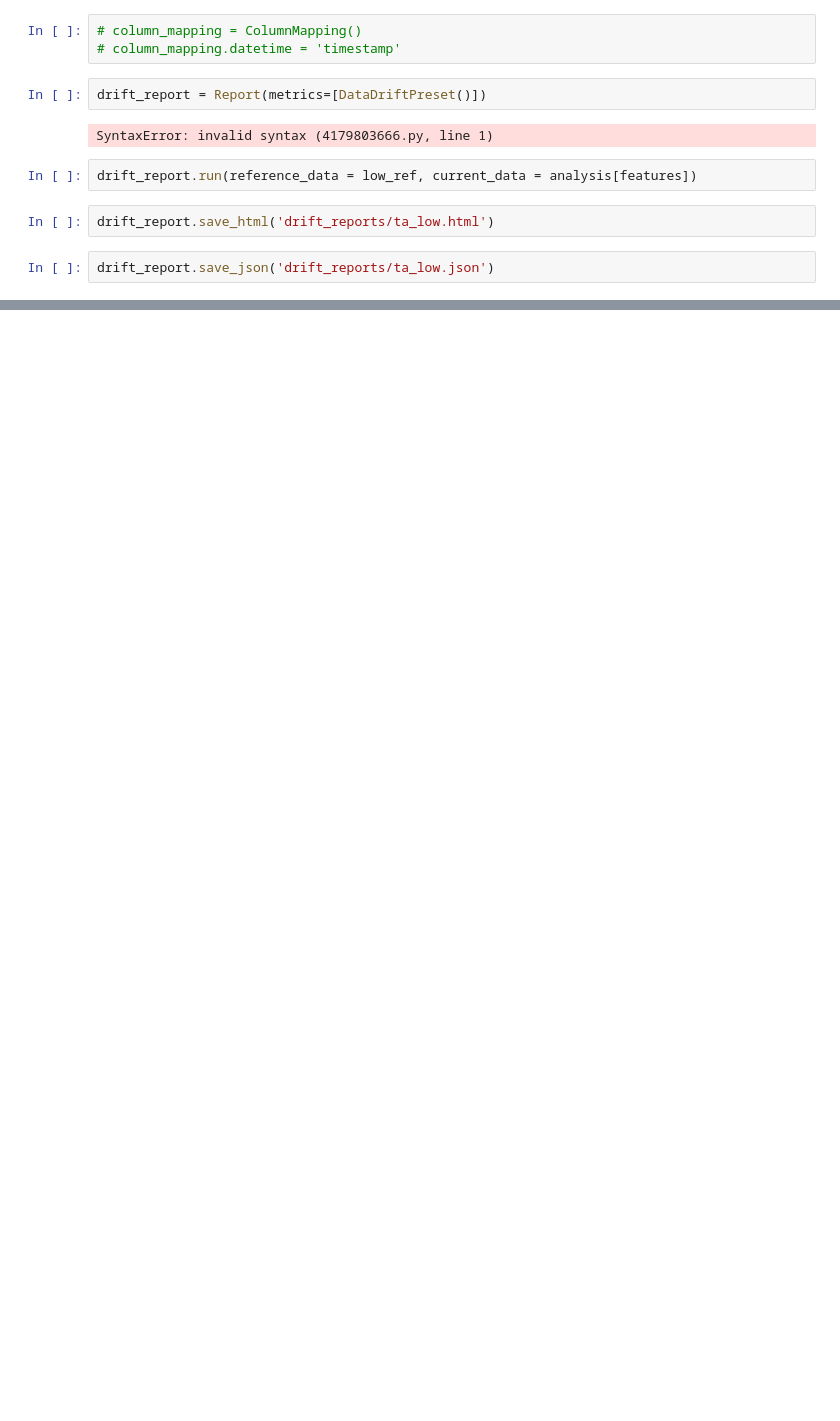
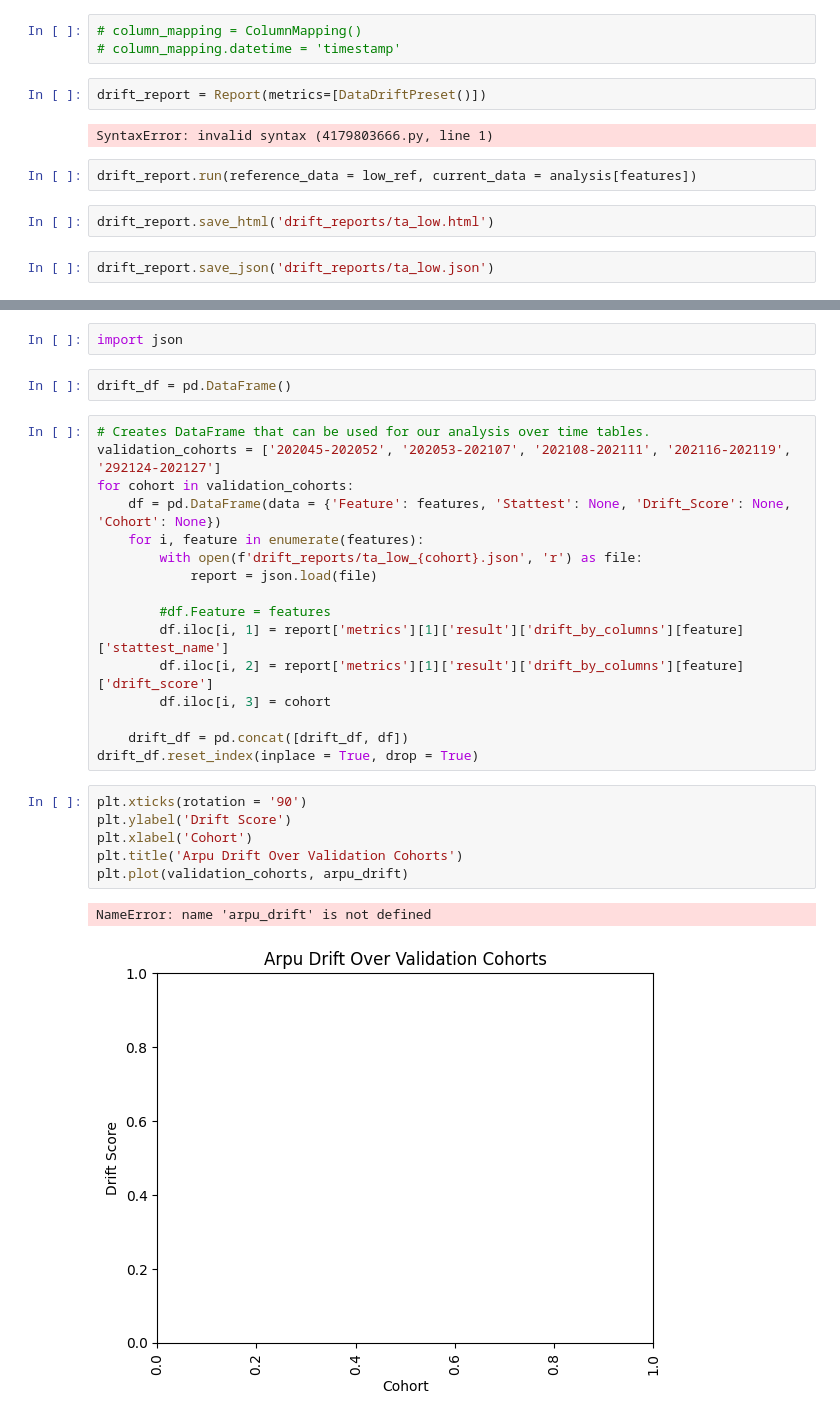
Before and after one commit to RHS23/POM-feature-drift, a Jupyter notebook: data_drift_dashboard.ipynb, the cells around one changed output, grey strips where cells are left out. Drawn from its saved outputs; the diff is of its cells as text; blank space fills up the shorter version.

Commit message:
dashboard testing, start to figure out visualisation output

```diff
--- a/data_drift_dashboard.ipynb
+++ b/data_drift_dashboard.ipynb
@@ -73,0 +107,29 @@ drift_report.save_json('drift_reports/ta_low.json')
+# %%
+import json
+# %%
+drift_df = pd.DataFrame()
+# %%
+# Creates DataFrame that can be used for our analysis over time tables.
+validation_cohorts = ['202045-202052', '202053-202107', '202108-202111', '202116-202119', '292124-202127']
+for cohort in validation_cohorts:
+    df = pd.DataFrame(data = {'Feature': features, 'Stattest': None, 'Drift_Score': None, 'Cohort': None})
+    for i, feature in enumerate(features):
+        with open(f'drift_reports/ta_low_{cohort}.json', 'r') as file:
+            report = json.load(file)
+
+        #df.Feature = features
+        df.iloc[i, 1] = report['metrics'][1]['result']['drift_by_columns'][feature]['stattest_name']
+        df.iloc[i, 2] = report['metrics'][1]['result']['drift_by_columns'][feature]['drift_score']
+        df.iloc[i, 3] = cohort
+
+    drift_df = pd.concat([drift_df, df])
+drift_df.reset_index(inplace = True, drop = True)
+# %%
+plt.xticks(rotation = '90')
+plt.ylabel('Drift Score')
+plt.xlabel('Cohort')
+plt.title('Arpu Drift Over Validation Cohorts')
+plt.plot(validation_cohorts, arpu_drift)
+# %% [output]
+NameError: name 'arpu_drift' is not defined
+[figure, added]
```
Also changed, not shown: parts of 6 cells of this notebook.
